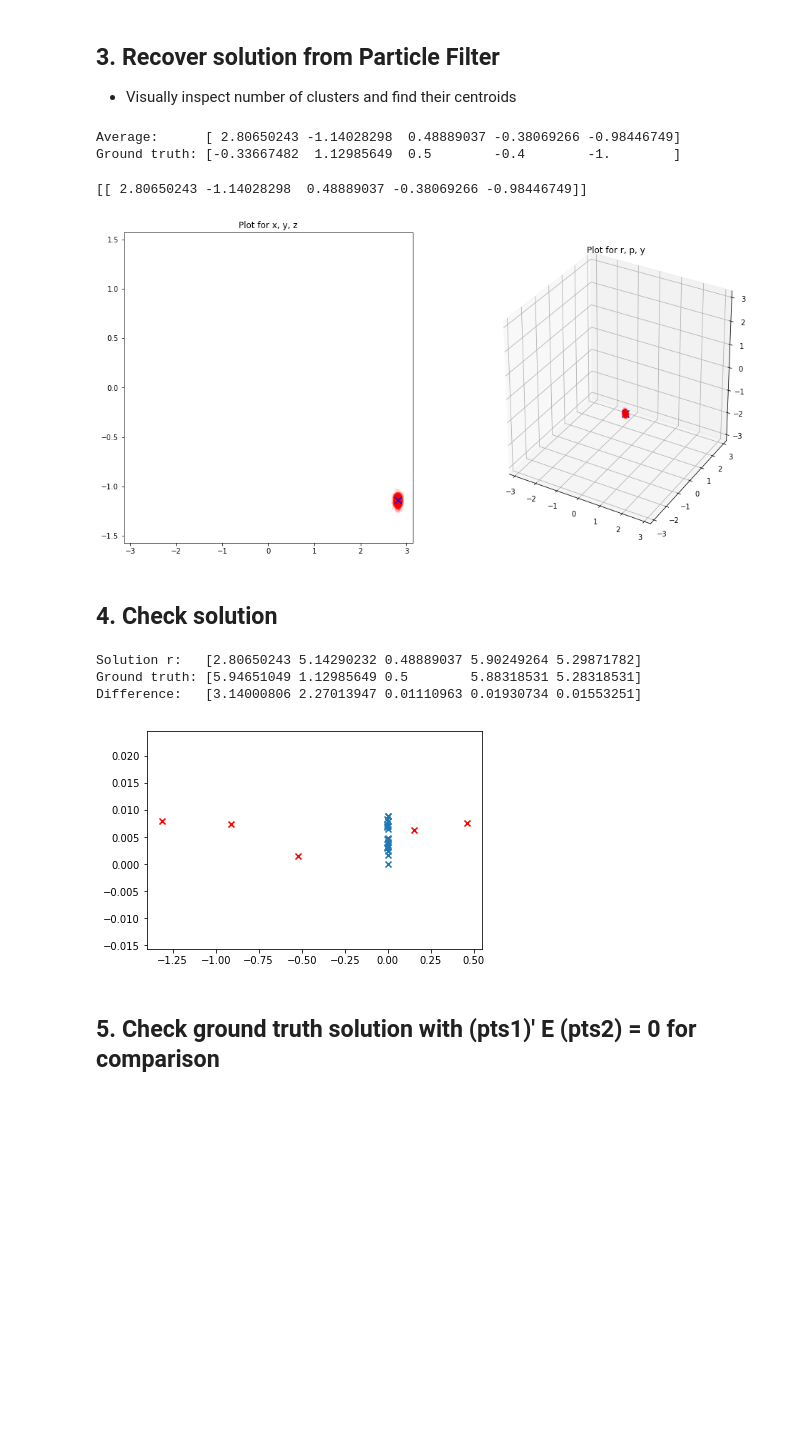
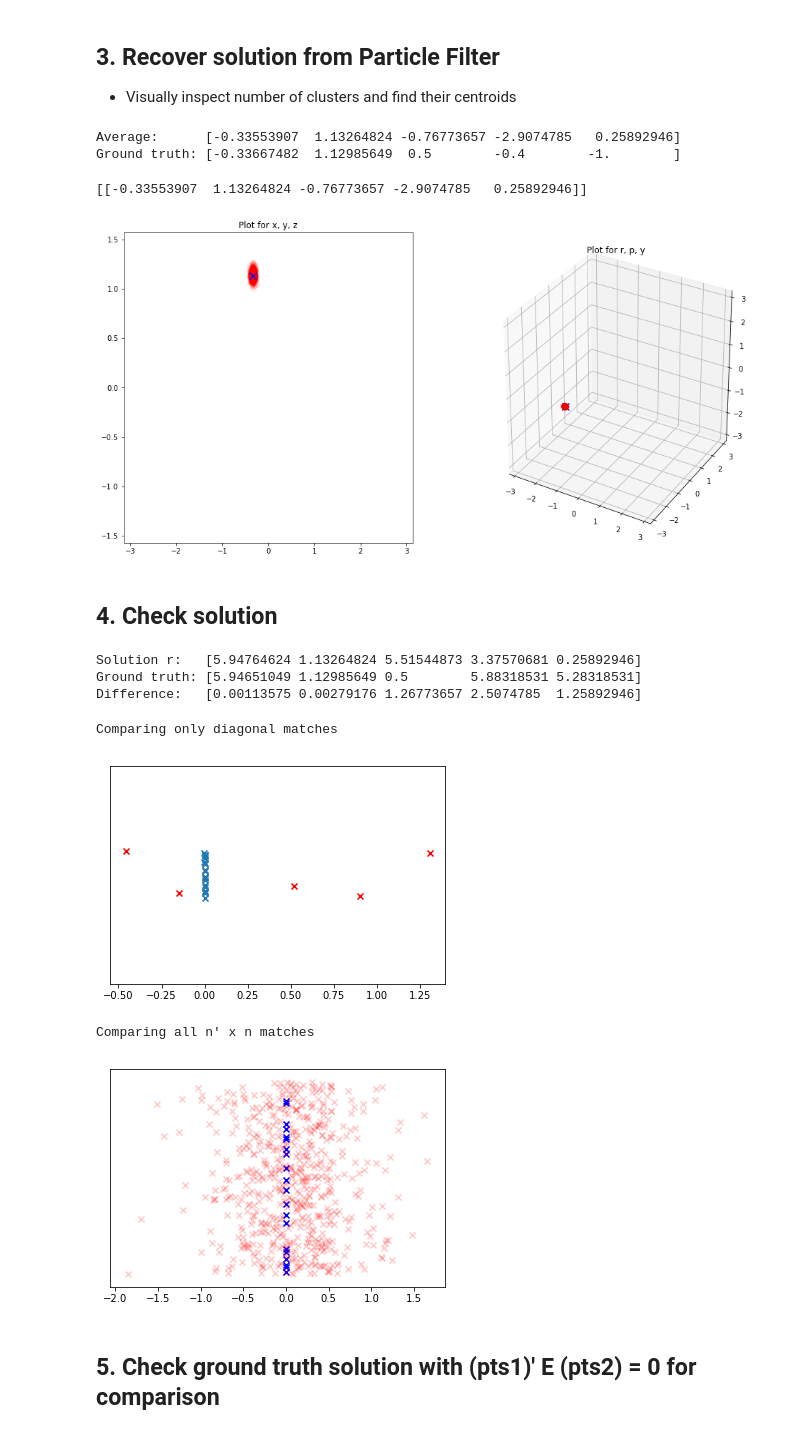
Before and after one commit to seventwoten/pcpf, a Jupyter notebook: ParticleFilter_TR.ipynb, the cells around one changed output. Cells and saved outputs as stored; diff of their text form; code cells hidden in the pictures; blank space fills up the shorter version.

Commit message:
Add visualisation of x'.T Fx for all n' x n point pairs

```diff
--- a/ParticleFilter_TR.ipynb
+++ b/ParticleFilter_TR.ipynb
@@ -165,7 +165,7 @@ start_time = time.time()
 # ---------------------------------------------------------
 
 iterations = 30
-m = 4000
+m = 8000
 
 # Set range to be a uniform cube of length 1 around the solution
 # ranges = np.array([[*diff_sph-0.5, 1/m], [*diff_sph+0.5, 1/m]]).T
@@ -294,7 +294,7 @@ ave = np.average(S_new[:-1, :], axis = 1)
 print("Average:      " + str(ave))
 print("Ground truth: " + str(diff_sph))
 # %% [output]
-Average:      [ 2.80650243 -1.14028298  0.48889037 -0.38069266 -0.98446749]
+Average:      [-0.33553907  1.13264824 -0.76773657 -2.9074785   0.25892946]
 Ground truth: [-0.33667482  1.12985649  0.5        -0.4        -1.        ]
 # %%
 # Retrieve clusters
@@ -325,8 +325,8 @@ ax2.set_zlim3d(*ranges[4])
 ax2.set_title("Plot for r, p, y")
 plt.show()
 # %% [output]
-[[ 2.80650243 -1.14028298  0.48889037 -0.38069266 -0.98446749]]
+[[-0.33553907  1.13264824 -0.76773657 -2.9074785   0.25892946]]
-[figure, old version]
+[figure, new version]
 # %% [markdown]
 ## 4. Check solution
 # %%
@@ -345,9 +345,9 @@ for res_idx in range(results.shape[0]):
 
 np.set_printoptions(suppress=None)
 # %% [output]
-Solution r:   [2.80650243 5.14290232 0.48889037 5.90249264 5.29871782]
+Solution r:   [5.94764624 1.13264824 5.51544873 3.37570681 0.25892946]
 Ground truth: [5.94651049 1.12985649 0.5        5.88318531 5.28318531]
-Difference:   [3.14000806 2.27013947 0.01110963 0.01930734 0.01553251]
+Difference:   [0.00113575 0.00279176 1.26773657 2.5074785  1.25892946]
 # %%
 # Construct E from solution t and r, check that (pts1)' E (pts2) = 0
 
@@ -364,10 +364,11 @@ for res_idx in range(results.shape[0]):
     T = xyz2T(t[0], t[1], t[2])
     R = rpy2R(r[0], r[1], r[2])
 
-    E_product = []
-    for i in range(pts1_uvf.shape[0]):
-        E_product.append(pts1_uvf[i, :] @ T @ R @ pts2_uvf[i, :].T)
-    E_products.append(E_product)
+#     E_product = []
+#     for i in range(pts1_uvf.shape[0]):
+#         E_product.append(pts1_uvf[i, :] @ T @ R @ pts2_uvf[i, :].T)
+#     E_products.append(E_product)
+    E_products.append(pts1_uvf @ T @ R @ pts2_uvf.T)
 
 # for res in E_products:
 #     print("Result number: " + str(res_idx))
@@ -377,12 +378,29 @@ for res_idx in range(results.shape[0]):
 # %%
 # Visualise (pts1)' E (pts2)
 
+print("Comparing only diagonal matches")
 for i in E_products:
-    plt.scatter(i[:n_corr], np.random.rand(len(i[:n_corr]))*0.01, marker='x') # perturb vertically to see
-    plt.scatter(i[n_corr:], np.random.rand(len(i[n_corr:]))*0.01, marker='x', color='r')
+    plt.scatter(np.diagonal(i)[:n_corr], np.random.rand(len(np.diagonal(i)[:n_corr]))*0.01, marker='x') # perturb vertically to see
+    plt.scatter(np.diagonal(i)[n_corr:], np.random.rand(len(np.diagonal(i)[n_corr:]))*0.01, marker='x', color='r')
+    plt.yticks([])
     plt.show()
+
+print("Comparing all n' x n matches")
+for sol in E_products:
+    for i, row in enumerate(sol):
+        for j, val in enumerate(row):
+
+            if i == j and i < n_corr:
+                plt.scatter(val, np.random.rand(), marker='x', color='b')
+            else:
+                plt.scatter(val, np.random.rand(), marker='x', color='r', alpha = 0.2)
+    plt.yticks([])
+    plt.show()
 # %% [output]
+Comparing only diagonal matches
-[figure, old version]
+[figure, new version]
+Comparing all n' x n matches
+[figure, added]
 # %% [markdown]
 ## 5. Check ground truth solution with (pts1)' E (pts2) = 0 for comparison
 # %%
```
Also changed, not shown: parts of 1 cell of this notebook.
